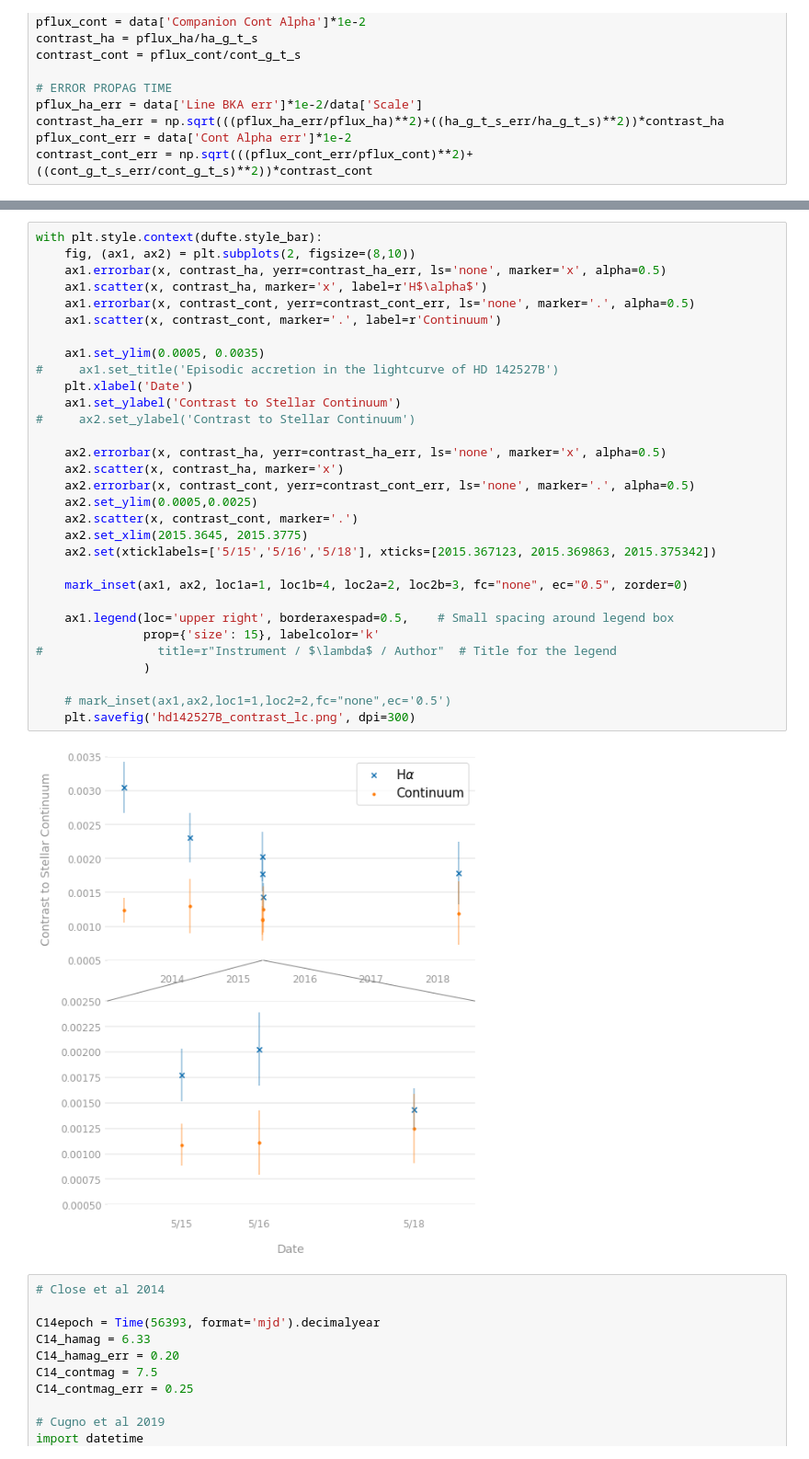
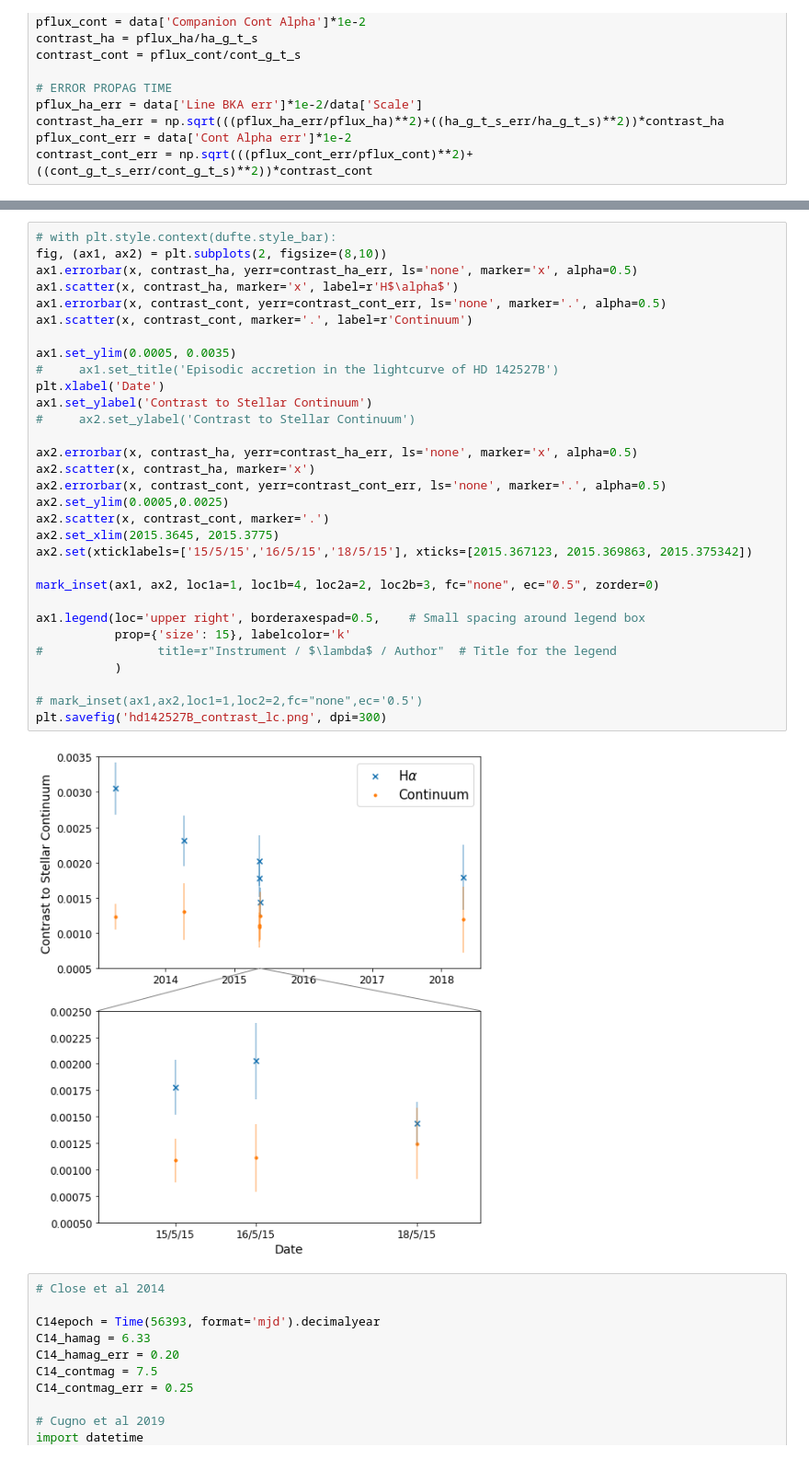
Before and after one commit to wbalmer/diskShapers, a Jupyter notebook: bayesianPhotometry/AAS237_photometry.ipynb, the cells around one changed output, grey strips where cells are left out. Shown: that part at 92% size. Cells and saved outputs as stored; diff of their text form.

```diff
--- a/bayesianPhotometry/AAS237_photometry.ipynb
+++ b/bayesianPhotometry/AAS237_photometry.ipynb
@@ -143,36 +120,36 @@ with plt.style.context(dufte.style_bar):
 # %%
-with plt.style.context(dufte.style_bar):
-    fig, (ax1, ax2) = plt.subplots(2, figsize=(8,10))
-    ax1.errorbar(x, contrast_ha, yerr=contrast_ha_err, ls='none', marker='x', alpha=0.5)
-    ax1.scatter(x, contrast_ha, marker='x', label=r'H$\alpha$')
-    ax1.errorbar(x, contrast_cont, yerr=contrast_cont_err, ls='none', marker='.', alpha=0.5)
-    ax1.scatter(x, contrast_cont, marker='.', label=r'Continuum')
+# with plt.style.context(dufte.style_bar):
+fig, (ax1, ax2) = plt.subplots(2, figsize=(8,10))
+ax1.errorbar(x, contrast_ha, yerr=contrast_ha_err, ls='none', marker='x', alpha=0.5)
+ax1.scatter(x, contrast_ha, marker='x', label=r'H$\alpha$')
+ax1.errorbar(x, contrast_cont, yerr=contrast_cont_err, ls='none', marker='.', alpha=0.5)
+ax1.scatter(x, contrast_cont, marker='.', label=r'Continuum')
 
-    ax1.set_ylim(0.0005, 0.0035)
+ax1.set_ylim(0.0005, 0.0035)
 #     ax1.set_title('Episodic accretion in the lightcurve of HD 142527B')
-    plt.xlabel('Date')
-    ax1.set_ylabel('Contrast to Stellar Continuum')
+plt.xlabel('Date')
+ax1.set_ylabel('Contrast to Stellar Continuum')
 #     ax2.set_ylabel('Contrast to Stellar Continuum')
 
-    ax2.errorbar(x, contrast_ha, yerr=contrast_ha_err, ls='none', marker='x', alpha=0.5)
-    ax2.scatter(x, contrast_ha, marker='x')
-    ax2.errorbar(x, contrast_cont, yerr=contrast_cont_err, ls='none', marker='.', alpha=0.5)
-    ax2.set_ylim(0.0005,0.0025)
-    ax2.scatter(x, contrast_cont, marker='.')
-    ax2.set_xlim(2015.3645, 2015.3775)
-    ax2.set(xticklabels=['5/15','5/16','5/18'], xticks=[2015.367123, 2015.369863, 2015.375342])
+ax2.errorbar(x, contrast_ha, yerr=contrast_ha_err, ls='none', marker='x', alpha=0.5)
+ax2.scatter(x, contrast_ha, marker='x')
+ax2.errorbar(x, contrast_cont, yerr=contrast_cont_err, ls='none', marker='.', alpha=0.5)
+ax2.set_ylim(0.0005,0.0025)
+ax2.scatter(x, contrast_cont, marker='.')
+ax2.set_xlim(2015.3645, 2015.3775)
+ax2.set(xticklabels=['15/5/15','16/5/15','18/5/15'], xticks=[2015.367123, 2015.369863, 2015.375342])
 
-    mark_inset(ax1, ax2, loc1a=1, loc1b=4, loc2a=2, loc2b=3, fc="none", ec="0.5", zorder=0)
+mark_inset(ax1, ax2, loc1a=1, loc1b=4, loc2a=2, loc2b=3, fc="none", ec="0.5", zorder=0)
 
-    ax1.legend(loc='upper right', borderaxespad=0.5,    # Small spacing around legend box
-               prop={'size': 15}, labelcolor='k'
+ax1.legend(loc='upper right', borderaxespad=0.5,    # Small spacing around legend box
+           prop={'size': 15}, labelcolor='k'
 #                title=r"Instrument / $\lambda$ / Author"  # Title for the legend
-               )
+           )
 
-    # mark_inset(ax1,ax2,loc1=1,loc2=2,fc="none",ec='0.5')
-    plt.savefig('hd142527B_contrast_lc.png', dpi=300)
+# mark_inset(ax1,ax2,loc1=1,loc2=2,fc="none",ec='0.5')
+plt.savefig('hd142527B_contrast_lc.png', dpi=300)
 # %% [output]
-[figure, old version]
+[figure, new version]
 # %%
 # Close et al 2014
 
```
Also changed, not shown: parts of 10 cells of this notebook, 3 other files.
